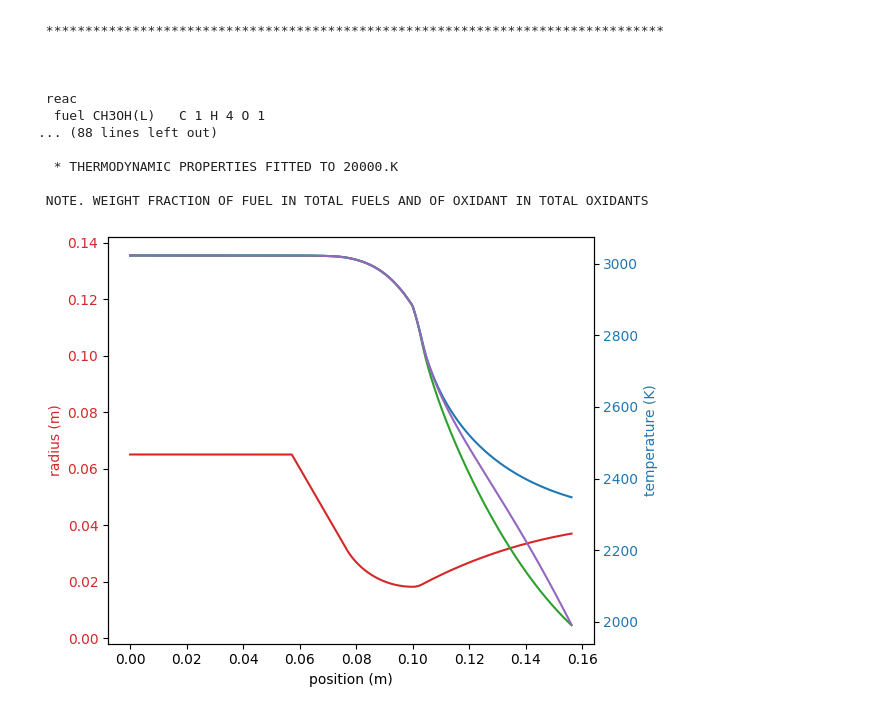
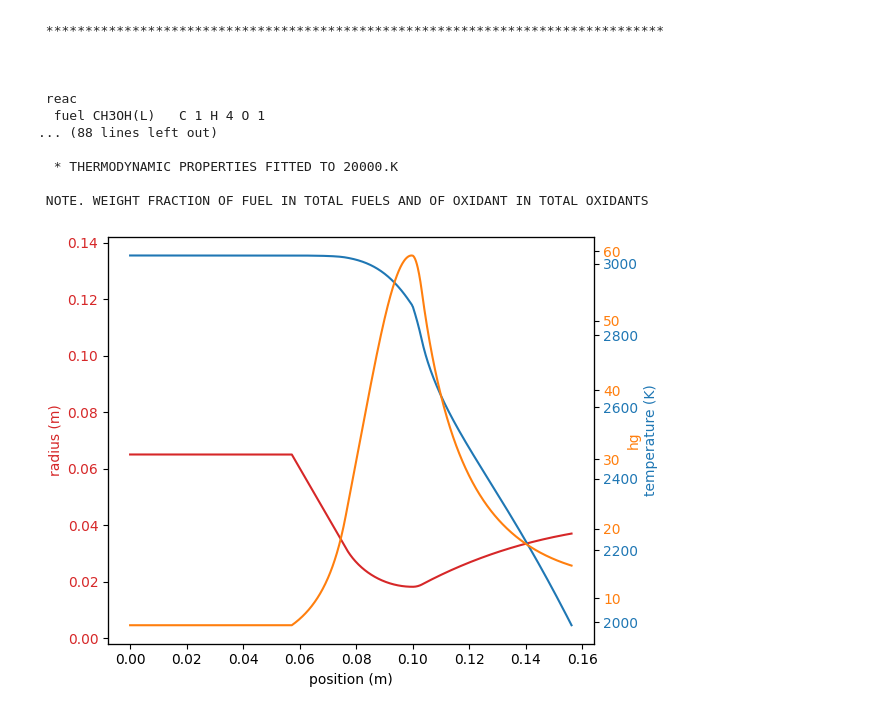
Before and after one commit to LpHiX/EngineThermals, a Jupyter notebook: enginesizer.ipynb, the cells around one changed output. Saved outputs shown, nothing was run; the diff lists cells and outputs as text; code cells hidden in the pictures.

```diff
--- a/enginesizer.ipynb
+++ b/enginesizer.ipynb
@@ -74,14 +74,19 @@ class RocketEngine:
     self.ve = self.cea.get_SonicVelocities(Pc=Pc,MR=MR,eps=self.eps)[2] * self.cea.get_MachNumber(Pc=Pc, MR=MR, eps=self.eps)
     self.mdot = thrust / self.ve
 
-    self.mw, self.gt = self.cea.get_Throat_MolWt_gamma(Pc=Pc, MR=MR, eps=self.eps)
-    _, self.ge = self.cea.get_exit_MolWt_gamma(Pc=Pc, MR=MR, eps=self.eps)
-    self.R = 8314.46 / self.mw
+    self.mwt, self.gt = self.cea.get_Throat_MolWt_gamma(Pc=Pc, MR=MR, eps=self.eps)
+    self.mwe, self.ge = self.cea.get_exit_MolWt_gamma(Pc=Pc, MR=MR, eps=self.eps)
+    self.Rt = 8314.46 / self.mwt
+    self.Re = 8314.46 / self.mwe
 
-    self.Cp = self.cea.get_Chamber_Cp(Pc=Pc,MR=MR)
+    self.Cp_c, self.Cp_t, self.Cp_e = self.cea.get_HeatCapacities(Pc=Pc, MR=MR, eps=self.eps)
     self.rho_c = self.cea.get_Chamber_Density(Pc=Pc, MR=MR, eps=self.eps)
 
-    self.At = self.mdot / (self.Pt * 1e5) * np.sqrt(self.R * self.Tt / self.gt)
+    _, self.visc, _, self.pr = self.cea.get_Chamber_Transport(Pc=Pc, MR=MR, eps=self.eps)
+    self.cstar = self.cea.get_Cstar(Pc=Pc, MR=MR)
+    self.isp = self.cea.get_Cstar(Pc=Pc,MR=MR)
+
+    self.At = self.mdot / (self.Pt * 1e5) * np.sqrt(self.Rt * self.Tt / self.gt)
     self.Ae = self.At * self.eps
 
   def debug_print(self):
@@ -99,9 +104,9 @@ def pointinterp(x, start, end):
   return np.array([start[0] + x * (end[0] - start[0]), start[1] + x * (end[1] - start[1])])
 
 def create_contour(engine, chamber_length, radius_cylinder): #chamber_length = Lc
-  Rt = np.sqrt(engine.At / np.pi)
-  Re = np.sqrt(engine.Ae / np.pi)
-  Le = 0.8 * Rt * (np.sqrt(engine.eps) - 1) / np.tan(15 * np.pi / 180)
+  rt = np.sqrt(engine.At / np.pi)
+  re = np.sqrt(engine.Ae / np.pi)
+  Le = 0.8 * rt * (np.sqrt(engine.eps) - 1) / np.tan(15 * np.pi / 180)
   total_length = chamber_length + Le
 
   Tn = 28 * np.pi / 180
@@ -109,8 +114,8 @@ def create_contour(engine, chamber_length, radius_cylinder): #chamber_length = L
 
   # Cyl (For my laziness assume R2 = 0)
   b = 60 * np.pi / 180
-  x_conv = chamber_length + 1.5 * Rt * np.cos(-b - np.pi / 2)
-  y_conv = 2.5 * Rt + 1.5 * Rt * np.sin(-b - np.pi / 2)
+  x_conv = chamber_length + 1.5 * rt * np.cos(-b - np.pi / 2)
+  y_conv = 2.5 * rt + 1.5 * rt * np.sin(-b - np.pi / 2)
 
   x_slope = (radius_cylinder - y_conv) / np.tan(b)
 
@@ -124,18 +129,18 @@ def create_contour(engine, chamber_length, radius_cylinder): #chamber_length = L
   contour_converge_throat = np.zeros((99,2))
   for i in range(1, 100):
     t = lininterp(i, 0, 99, -b - np.pi / 2, - np.pi / 2)
-    contour_converge_throat[i - 1] = np.array([chamber_length + 1.5 * Rt * np.cos(t), 2.5 * Rt + 1.5 * Rt * np.sin(t)])
+    contour_converge_throat[i - 1] = np.array([chamber_length + 1.5 * rt * np.cos(t), 2.5 * rt + 1.5 * rt * np.sin(t)])
 
   # Throat -> Parabola
 
   contour_throat_parabola = np.zeros((99,2))
   for i in range(1, 100):
     t = lininterp(i, 0, 99, 0 - np.pi / 2, Tn - np.pi / 2)
-    contour_throat_parabola[i - 1] = np.array([chamber_length + 0.382 * Rt * np.cos(t), 1.382 * Rt + 0.382 * Rt * np.sin(t)])
+    contour_throat_parabola[i - 1] = np.array([chamber_length + 0.382 * rt * np.cos(t), 1.382 * rt + 0.382 * rt * np.sin(t)])
 
   # Parabola
   parabola_p0 = contour_throat_parabola[-1]
-  parabola_p2 = np.array([total_length, Re])
+  parabola_p2 = np.array([total_length, re])
   parabola_m1 = np.tan(Tn)
   parabola_m2 = np.tan(Te)
   parabola_c1 = parabola_p0[1] - parabola_m1 * parabola_p0[0]
@@ -237,31 +262,33 @@ thanos.debug_print()
 # %%
 from matplotlib import pyplot as plt
 thanos_contour = create_contour(thanos, 0.1, 0.065)
-thanos_thermals = Thermals(thanos, thanos_contour, 1)
-thanos_thermals2 = Thermals(thanos, thanos_contour, 2)
-thanos_thermals3 = Thermals(thanos, thanos_contour, 0)
+thanos_thermals = Thermals(thanos, thanos_contour, 0)
 
 fig, ax1 = plt.subplots()
 
 color = 'tab:red'
 ax1.set_xlabel('position (m)')
 ax1.set_ylabel('radius (m)', color=color)
 ax1.plot(thanos_contour[:,0], thanos_contour[:,1], color=color)
 ax1.tick_params(axis='y', labelcolor=color)
 ax1.set_aspect('equal', adjustable='box')
 ax1.set_ylim(0, 0.14)
 
 ax2 = ax1.twinx()  # instantiate a second axes that shares the same x-axis
 color = 'tab:blue'
 ax2.set_ylabel('temperature (K)', color=color)  # we already handled the x-label with ax1
 ax2.plot(thanos_contour[:,0], thanos_thermals.temperature[:,0], color=color)
-ax2.plot(thanos_contour[:,0], thanos_thermals2.temperature[:,0], color='tab:green')
-ax2.plot(thanos_contour[:,0], thanos_thermals3.temperature[:,0], color='tab:purple')
 ax2.tick_params(axis='y', labelcolor=color)
+
+ax3 = ax1.twinx()  # instantiate a second axes that shares the same x-axis
+color = 'tab:orange'
+ax3.set_ylabel('hg', color=color)  # we already handled the x-label with ax1
+ax3.plot(thanos_contour[:,0], thanos_thermals.hg[:,0], color=color)
+ax3.tick_params(axis='y', labelcolor=color)
 
 
 #ax1.set_aspect('equal', adjustable='box')
 fig.tight_layout()  # otherwise the right y-label is slightly clipped
 plt.show()
 # %% [output]
-[figure, old version]
+[figure, new version]
```
Also changed, not shown: parts of 3 cells of this notebook.
